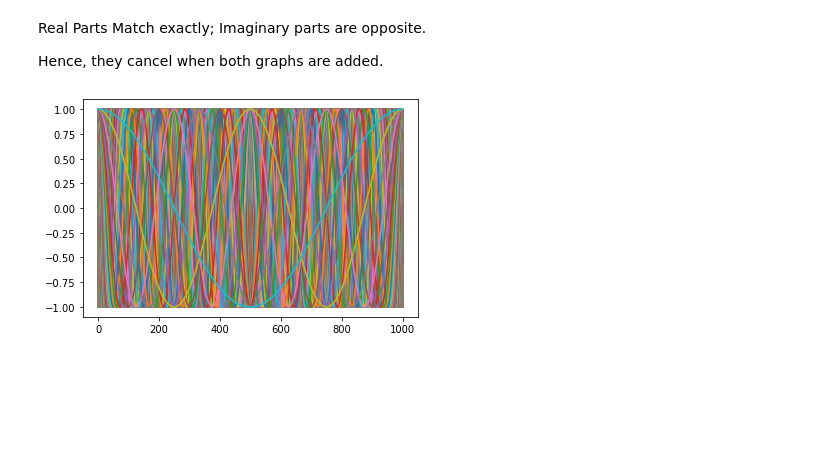
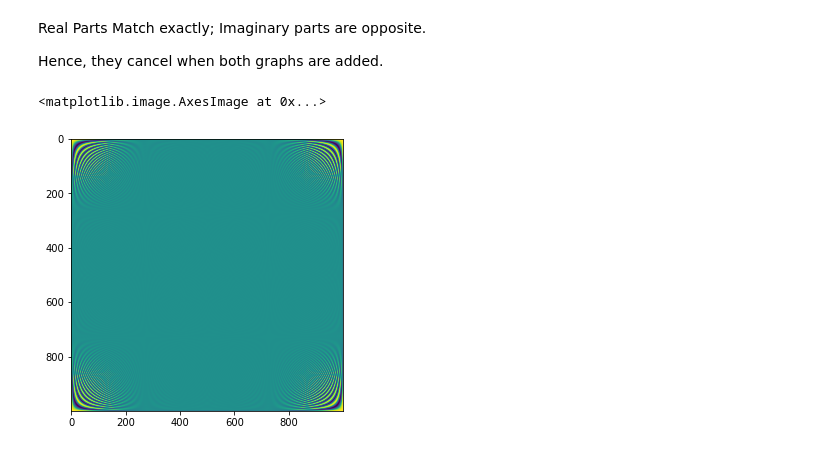
Before and after one commit to sachinmotwani20/FourierTransform, a Jupyter notebook: MikeXCohen/Section 04 Fast Fourier Transform/03_PerfectionOfFT.ipynb, the cells around one changed output. Drawn from its saved outputs; the diff is of its cells as text; code cells hidden in the pictures; blank space fills up the shorter version.

```diff
--- a/MikeXCohen/Section 04 Fast Fourier Transform/03_PerfectionOfFT.ipynb
+++ b/MikeXCohen/Section 04 Fast Fourier Transform/03_PerfectionOfFT.ipynb
@@ -47,8 +47,9 @@ plt.show()
 Real Parts Match exactly; Imaginary parts are opposite.
 
 Hence, they cancel when both graphs are added.
-# %%
-plt.plot(np.real(F))
-plt.show()
-# %% [output]
-[figure, removed]
+# %%
+plt.imshow(np.real(F))
+#If wew are able to enlarge it, we could se it clearly. This is a very attractive image.
+# %% [output]
+<matplotlib.image.AxesImage at 0x...>
+[figure, added]
```
